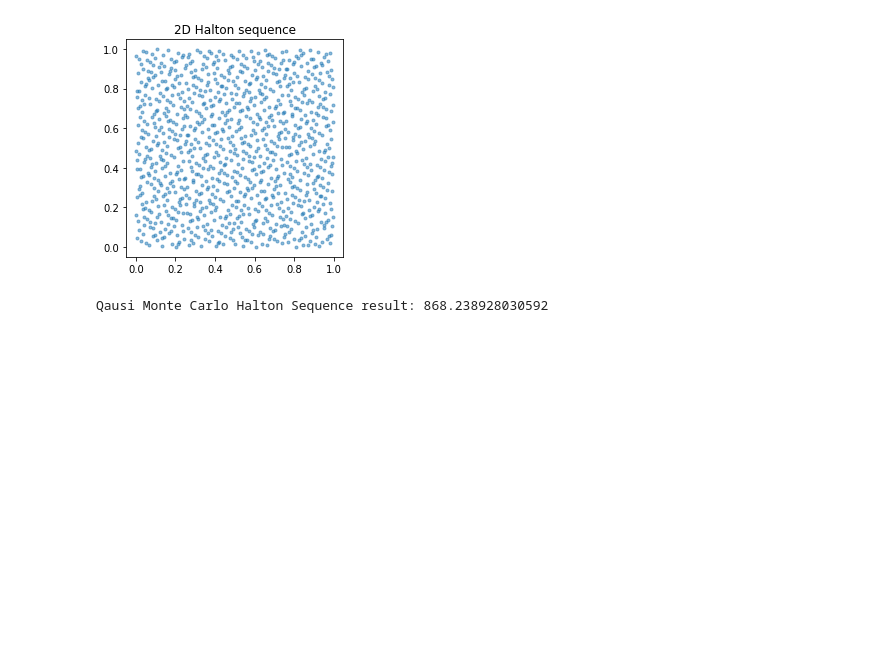
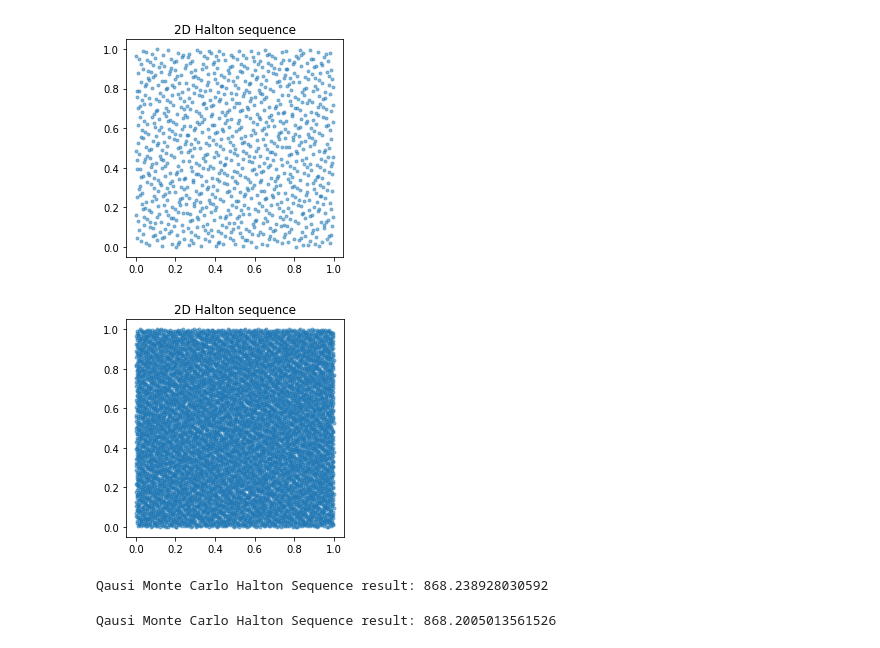
Before and after one commit to dlopezav/MetNumUN2021II, a Jupyter notebook: Lab6/group18MontecarloAreas.ipynb, the cells around one changed output. Saved outputs shown, nothing was run; the diff lists cells and outputs as text; code cells hidden in the pictures; blank space fills up the shorter version.

```diff
--- a/Lab6/group18MontecarloAreas.ipynb
+++ b/Lab6/group18MontecarloAreas.ipynb
@@ -564,3 +581,15 @@ result["MC"] = volume * accum / float(N)
 print("Standard Monte Carlo result: {}".format(result["MC"]))
 # %% [output]
 Standard Monte Carlo result: 857.7239112248305
+# %%
+N = 10_000
+accum = 0
+for i in range(N):
+    xx1 = numpy.random.uniform(-numpy.pi, numpy.pi)
+    xx2 = numpy.random.uniform(-numpy.pi, numpy.pi)
+    xx3 = numpy.random.uniform(-numpy.pi, numpy.pi)
+    accum += numpy.cos(xx1) + 7*numpy.cos(xx2)**2 + 0.1 * xx3**4 * numpy.cos(xx1)
+volume = (2 * numpy.pi)**3
+result = {}
+result["MC"] = volume * accum / float(N)
+print("Standard Monte Carlo result: {}".format(result["MC"]))
@@ -599,6 +630,17 @@ plt.axes().set_aspect('equal')
 plt.scatter(seq[:,0], seq[:,1], marker=".", alpha=0.5);
 # %% [output]
 [figure]
+# %%
+import matplotlib.pyplot as plt
+N = 10000
+seq = halton(2, N)
+plt.title("2D Halton sequence")
+# Note: we use "alpha=0.5" in the scatterplot so that the plotted points are semi-transparent
+# (alpha-transparency of 0.5 out of 1), so that we can see when any points are superimposed.
+plt.axes().set_aspect('equal')
+plt.scatter(seq[:,0], seq[:,1], marker=".", alpha=0.5);
+# %% [output]
+[figure, added]
 # %%
 N = 10_000
 
@@ -615,3 +657,19 @@ result["MC"] = volume * accum / float(N)
 print("Qausi Monte Carlo Halton Sequence result: {}".format(result["MC"]))
 # %% [output]
 Qausi Monte Carlo Halton Sequence result: 868.238928030592
+# %%
+N = 10_000
+
+seq = halton(3, N)
+accum = 0
+for i in range(N):
+    xx1 = -numpy.pi + seq[i][0] * numpy.pi * 2
+    xx2 = -numpy.pi + seq[i][1] * numpy.pi * 2
+    xx3 = -numpy.pi + seq[i][2] * numpy.pi * 2
+    accum += numpy.cos(xx1) + 7*numpy.cos(xx2)**2 + 0.1 * xx3**4 * numpy.cos(xx1)
+volume = (2 * numpy.pi)**3
+result = {}
+result["MC"] = volume * accum / float(N)
+print("Qausi Monte Carlo Halton Sequence result: {}".format(result["MC"]))
+# %% [output]
+Qausi Monte Carlo Halton Sequence result: 868.2005013561526
```
Also changed, not shown: parts of 2 cells of this notebook.
